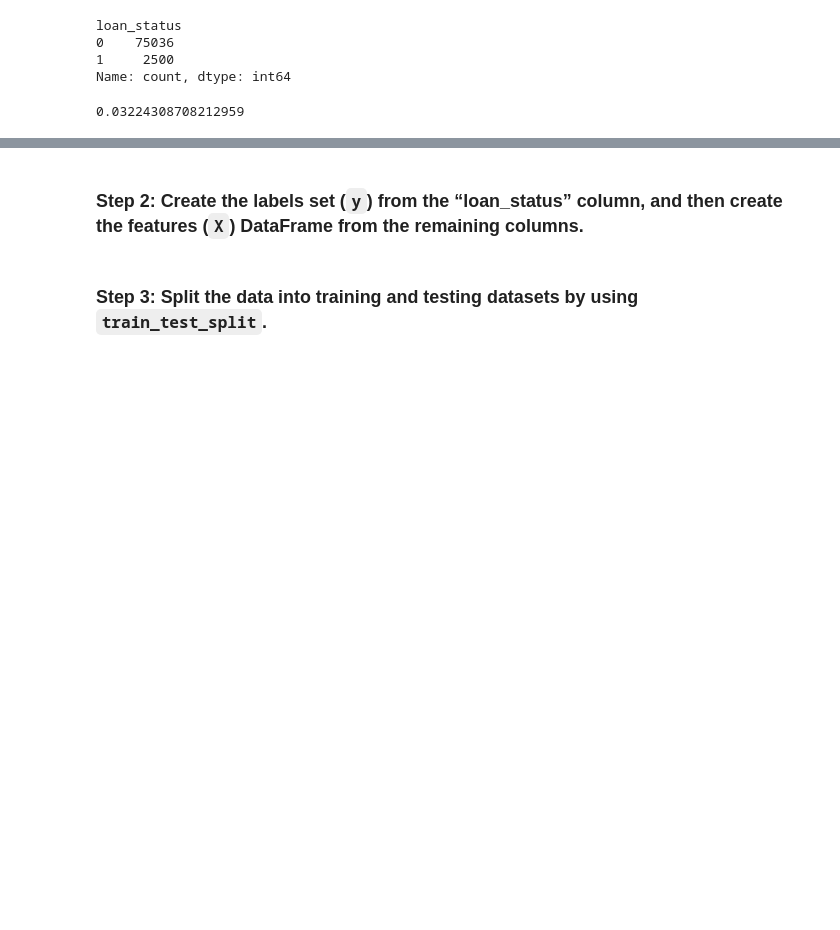
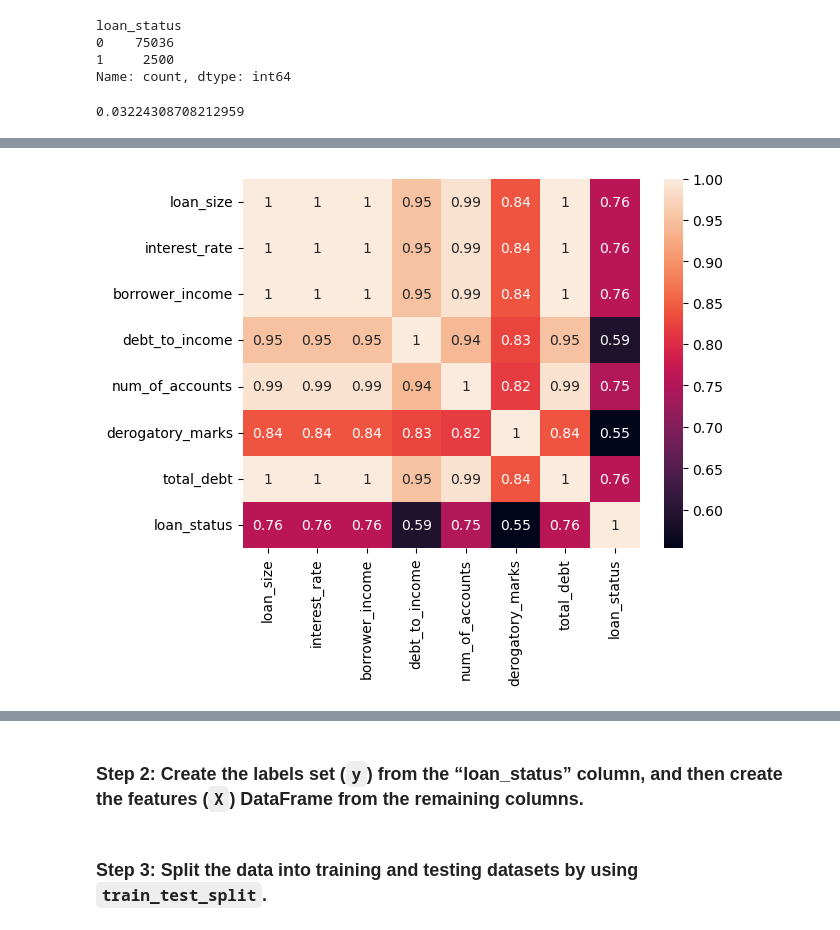
Before and after one commit to ajmonte0920/20_da_sep2024_hw_20_credit-risk-classification, a Jupyter notebook: Credit_Risk/credit_risk_classification.ipynb, the cells around one changed output, grey strips where cells are left out. Cells and saved outputs as stored; diff of their text form; code cells hidden in the pictures; blank space fills up the shorter version.

```diff
--- a/Credit_Risk/credit_risk_classification.ipynb
+++ b/Credit_Risk/credit_risk_classification.ipynb
@@ -91,0 +92,5 @@ Name: count, dtype: int64
+# %%
+# Feature selection
+# correlation analysis
+corrs = df.corr()
+corrs
@@ -91,0 +107,6 @@ Name: count, dtype: int64
+# %%
+# multicollinearity check
+sns.heatmap(corrs, annot=True)
+plt.show()
+# %% [output]
+[figure, added]
```
Also changed, not shown: parts of 11 cells of this notebook.
